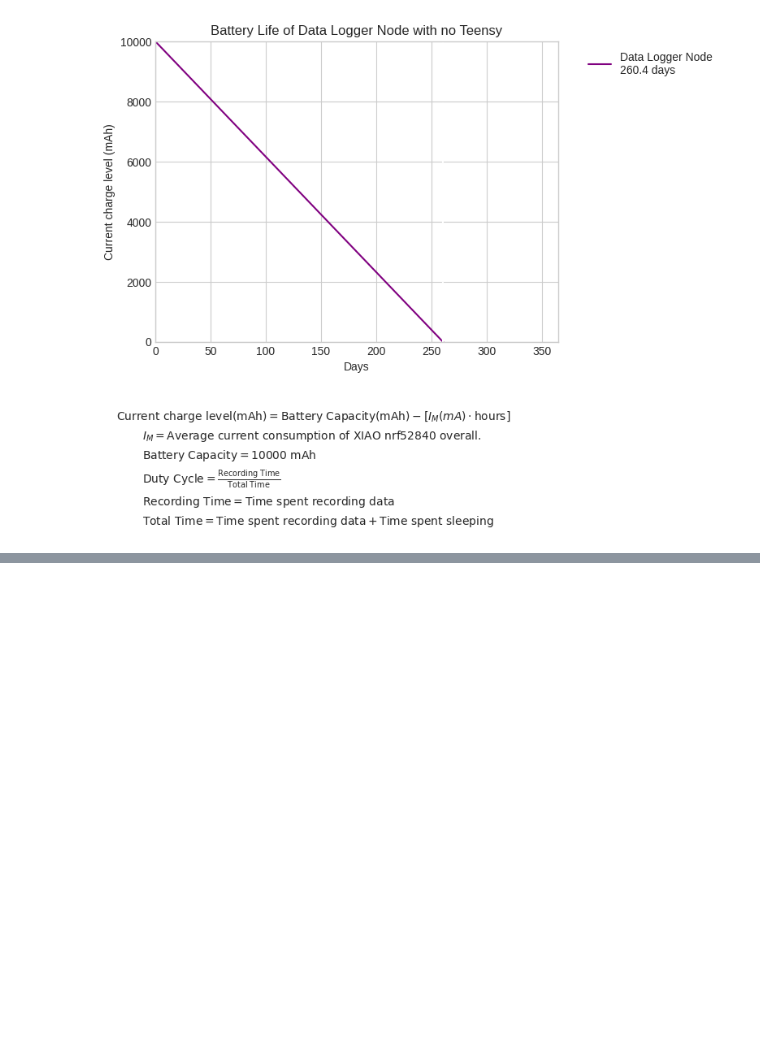
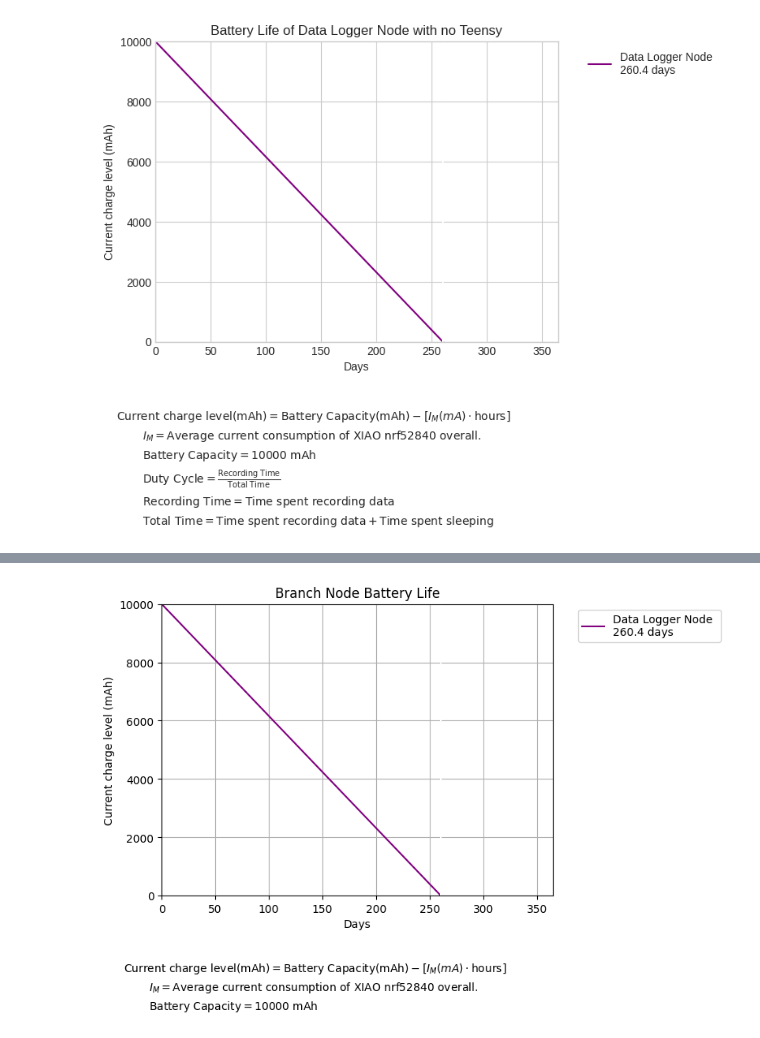
Before and after one commit to mmontee/nrf52840_openWSN_sensor_node, a Jupyter notebook: Documents/plots.ipynb, the cells around one changed output, grey strips where cells are left out. Drawn from its saved outputs; the diff is of its cells as text; code cells hidden in the pictures; blank space fills up the shorter version.

```diff
--- a/Documents/plots.ipynb
+++ b/Documents/plots.ipynb
@@ -798,0 +799,62 @@ plot_linear_function()
+# %%
+import matplotlib.pyplot as plt
+import numpy as np
+
+BatteryCap = 10000  # mA
+I_R = 0  # Recording Current Consumption mA
+I_S = 0  # Sleep Current Consumption mA
+I_M = 1.6
+
+
+
+def get_days(battery_capacity):
+  avg_current =  I_M
+  num = str(round((battery_capacity / avg_current) / 24, 1))
+  string = num + " days"
+  return string
+
+
+def plot_linear_function(
+    x_range=(0, 8760),
+    title="Branch Node Battery Life",
+    x_label="Days",
+    y_label="Current charge level (mAh)",
+):
+
+
+  x_hours = np.linspace(x_range[0], x_range[1], 8760)  # Generate x values in hours
+  x_days = x_hours / 24
+
+  def calculate_y():
+    avg_current =  I_M
+    return BatteryCap - (avg_current * x_hours)
+
+
+  plt.figure()
+
+  plt.title(title)
+  plt.xlabel(x_label)
+  plt.ylabel(y_label)
+
+  plt.plot(x_days, calculate_y(), label=f"Data Logger Node \n{get_days(BatteryCap)}", color="purple")
+  plt.axvline(x=(BatteryCap / (I_M)) / 24, color="white", linestyle="--")
+
+  plt.legend(bbox_to_anchor=(1.05, 1), loc="upper left")
+  plt.grid(True)
+
+
+  plt.legend(bbox_to_anchor=(1.05, 1), loc="upper left")
+  plt.grid(True)
+
+  plt.figtext(0.05, -0.1,r"$\text{Current charge level(mAh)} = \text{Battery Capacity(mAh)} - \left[ I_M(mA)\cdot \text{hours}\right]$",ha="left", fontsize=10, va="bottom")
+  plt.figtext(0.10, -0.15, r"$I_M = \text{Average current consumption of XIAO nrf52840 overall.}$", fontsize=10, va="bottom")
+  plt.figtext(0.10, -0.2, r"$\text{Battery Capacity} = 10000 \text{ mAh}$", fontsize=10, va="bottom")
+  plt.ylim(0, 10000)
+  plt.xlim(0, 365)
+  plt.show()
+
+
+# Example usage:
+plot_linear_function()
+# %% [output]
+[figure, added]
```
Also changed, not shown: parts of 2 cells of this notebook, 54 other files.
